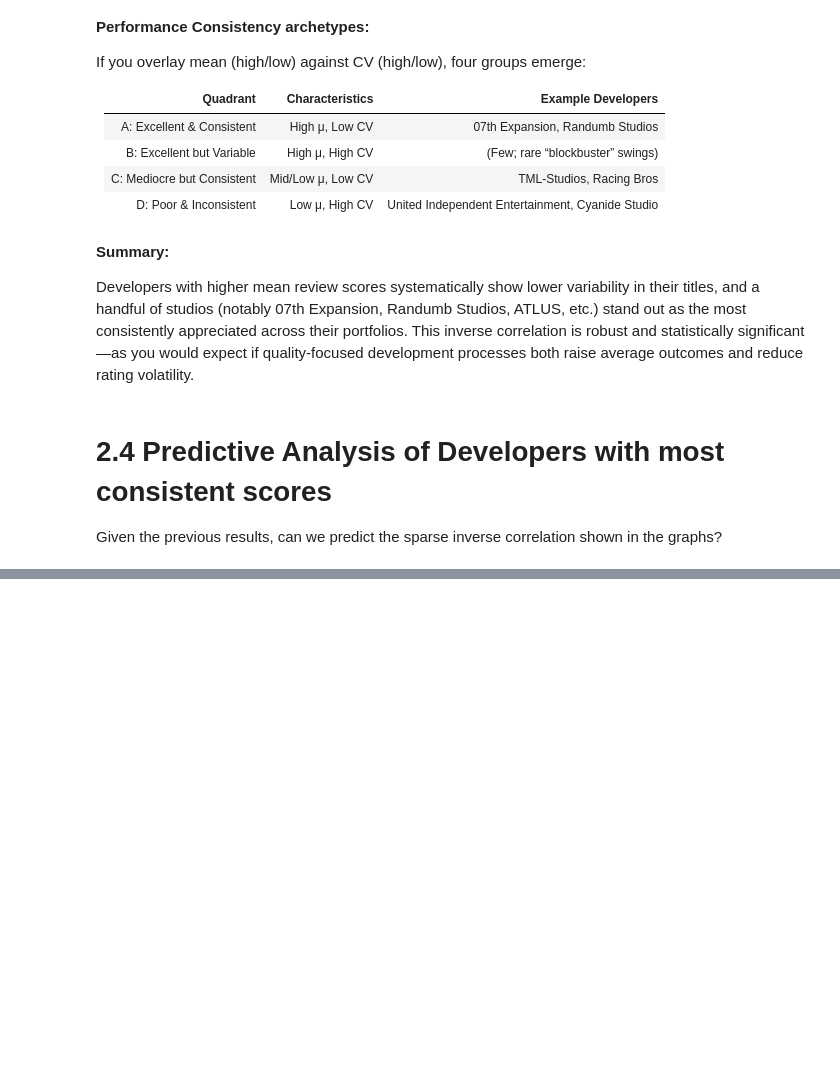
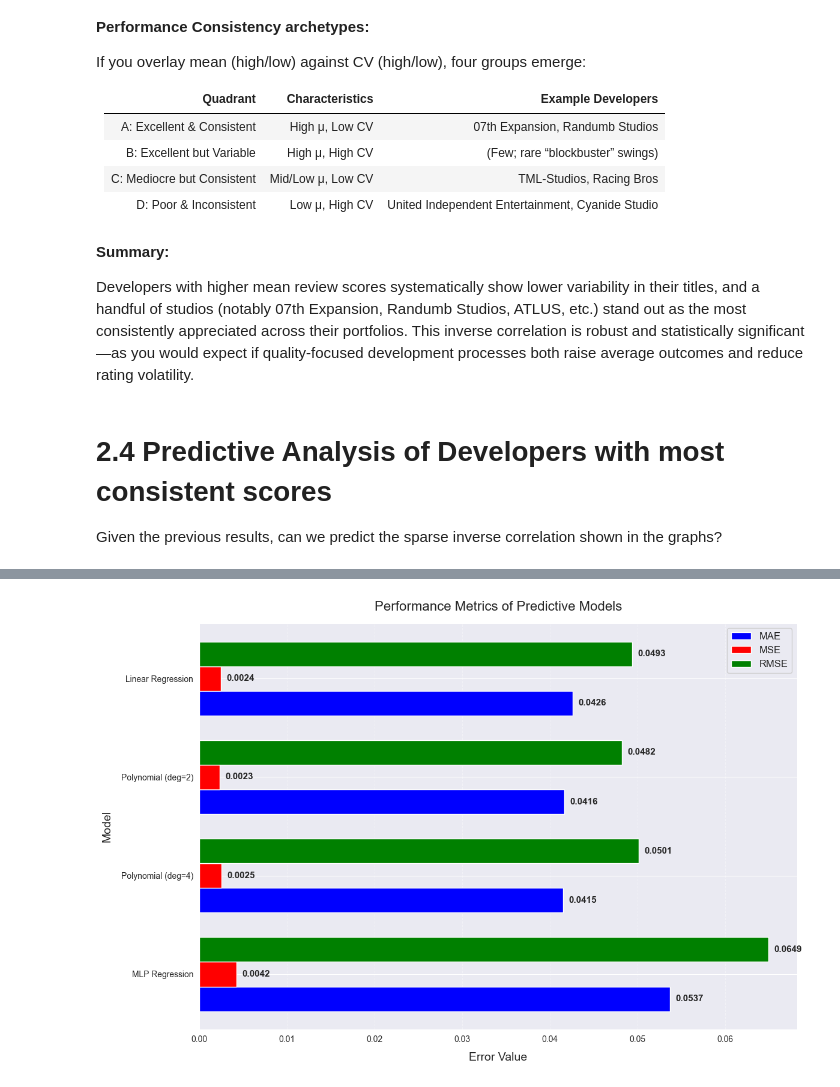
Before and after one commit to Darakuu/FAD_SteamGames_2025, a Jupyter notebook: project.ipynb, the cells around one changed output, grey strips where cells are left out. Saved outputs shown, nothing was run; the diff lists cells and outputs as text; code cells hidden in the pictures; blank space fills up the shorter version.

```diff
--- a/project.ipynb
+++ b/project.ipynb
@@ -1419,0 +1572,78 @@ In conclusion, this analysis demonstrates the complex nature of game reception i
+# %%
+# Create a horizontal bar graph showing the performance of all predictive models
+import pandas as pd
+import numpy as np
+import matplotlib.pyplot as plt
+
+# Put all models in a dictionary
+models = {
+    'Linear Regression': pipeline,
+    'Polynomial (deg=2)': polynomial_pipeline,
+    'Polynomial (deg=4)': polynomial_pipeline_deg4,
+    'MLP Regression': mlp_pipeline
+}
+
+# Compute metrics on the test set
+records = []
+for name, model in models.items():
+    y_pred = model.predict(X_test)
+    mse   = mean_squared_error(y_test, y_pred)
+    rmse  = np.sqrt(mse)
+    mae   = mean_absolute_error(y_test, y_pred)
+
+    records.append({
+        'Model': name,
+        'MAE':  mae,
+        'MSE':  mse,
+        'RMSE': rmse
+    })
+
+# Create a DataFrame with the metrics
+metrics_df = pd.DataFrame(records).set_index('Model')
+
+# Create a horizontal bar graph
+fig, ax = plt.subplots(figsize=(12, 8))
+
+# Plot each metric with a different color
+bar_height = 0.25
+y = np.arange(len(metrics_df))
+
+bars_mae  = ax.barh(y + bar_height, metrics_df['MAE'],  height=bar_height, color='blue',   label='MAE')
+bars_mse  = ax.barh(y,             metrics_df['MSE'],  height=bar_height, color='red', label='MSE')
+bars_rmse = ax.barh(y - bar_height,metrics_df['RMSE'], height=bar_height, color='green',  label='RMSE')
+
+# Add labels and title
+ax.set_title('Performance Metrics of Predictive Models', fontsize=16, pad=15)
+ax.set_xlabel('Error Value', fontsize=14, labelpad=10)
+ax.set_ylabel('Model', fontsize=14, labelpad=10)
+ax.set_yticks(y)
+ax.set_yticklabels(metrics_df.index)
+ax.invert_yaxis()  # put top model at top
+ax.grid(axis='x', linestyle='--', alpha=0.4)
+
+# Add a legend
+legend = ax.legend(frameon=True, fontsize=12, loc='best')
+legend.get_frame().set_alpha(0.9)
+
+# Add value labels to the bars
+for bars in (bars_mae, bars_mse, bars_rmse):
+    for bar in bars:
+        width = bar.get_width()
+        ax.text(
+            width + metrics_df.values.max() * 0.01,
+            bar.get_y() + bar.get_height() / 2,
+            f'{width:.4f}',
+            va='center',
+            fontsize=11,
+            fontweight='bold'
+        )
+
+# Add grid lines
+# (already enabled above)
+# Adjust margins to give breathing room
+fig.subplots_adjust(left=0.20, right=0.95, top=0.90, bottom=0.10)
+
+plt.tight_layout()
+plt.show()
+# %% [output]
+[figure, added]
```
Also changed, not shown: parts of 16 cells of this notebook.
